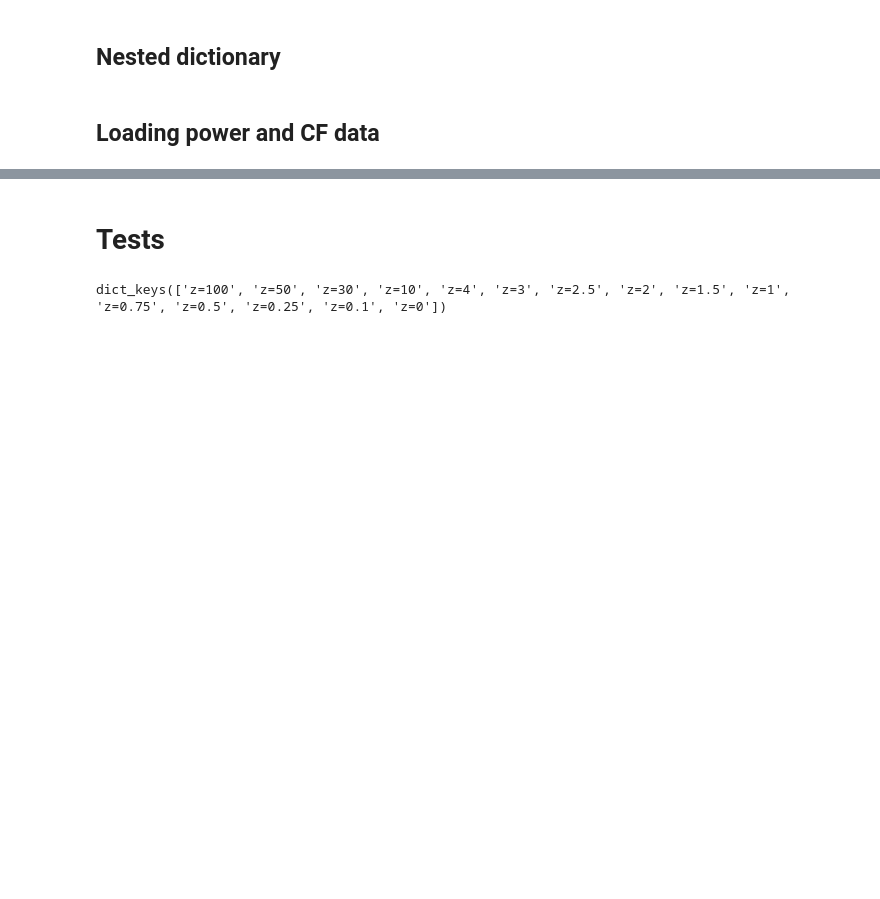
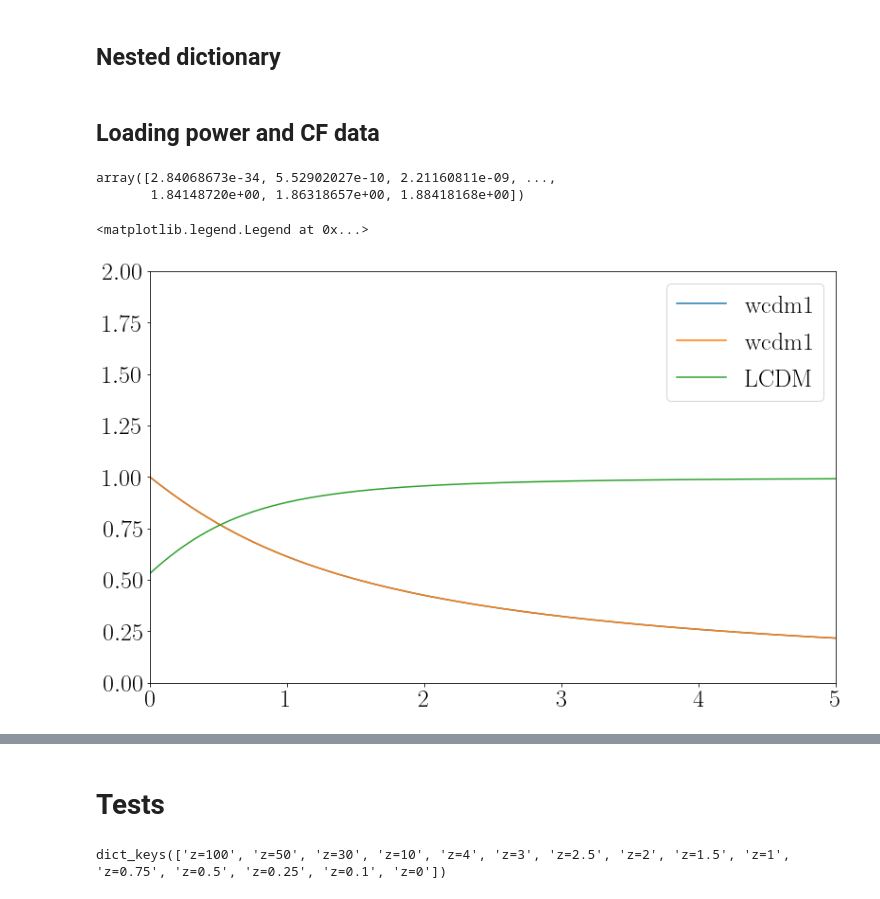
Before and after one commit to FarbodHassani/Doppler_RSD_N-body, a Jupyter notebook: Analysis-notebooks/PowerSpectra_pcls_halos_RSD_noRSD.ipynb, the cells around one changed output, grey strips where cells are left out. Cells and saved outputs as stored; diff of their text form; code cells hidden in the pictures; blank space fills up the shorter version.

```diff
--- a/Analysis-notebooks/PowerSpectra_pcls_halos_RSD_noRSD.ipynb
+++ b/Analysis-notebooks/PowerSpectra_pcls_halos_RSD_noRSD.ipynb
@@ -112,3 +112,21 @@ for i in range(4): # file
                 bg_file_interp = interpolate.interp1d(z,gr_f)
                 f_gr = bg_file_interp(z_f[j]);
                 rsd_coeff[files_list_class[i]]['z='+str(z_f[j])] = (bias**2 + 2.0 * bias * f_gr/3. + f_gr**2/5.)
+# %%
+class_data['bg'][files_list_class[i]][:,23]/class_data['bg'][files_list_class[0]][:,22]
+# %% [output]
+array([2.84068673e-34, 5.52902027e-10, 2.21160811e-09, ...,
+       1.84148720e+00, 1.86318657e+00, 1.88418168e+00])
+# %%
+plt.subplots(figsize=(13,8))
+plt.plot(class_data['bg'][files_list_class[1]][:,0],class_data['bg'][files_list_class[1]][:,23],label="wcdm1")
+plt.plot(class_data['bg'][files_list_class[3]][:,0],class_data['bg'][files_list_class[1]][:,23],label="wcdm1")
+
+plt.plot(class_data['bg'][files_list_class[0]][:,0],class_data['bg'][files_list_class[0]][:,22],label="LCDM")
+
+plt.xlim(0,5)
+plt.ylim(0,2)
+plt.legend()
+# %% [output]
+<matplotlib.legend.Legend at 0x...>
+[figure, added]
```
Also changed, not shown: parts of 7 cells of this notebook, 1 other file.
